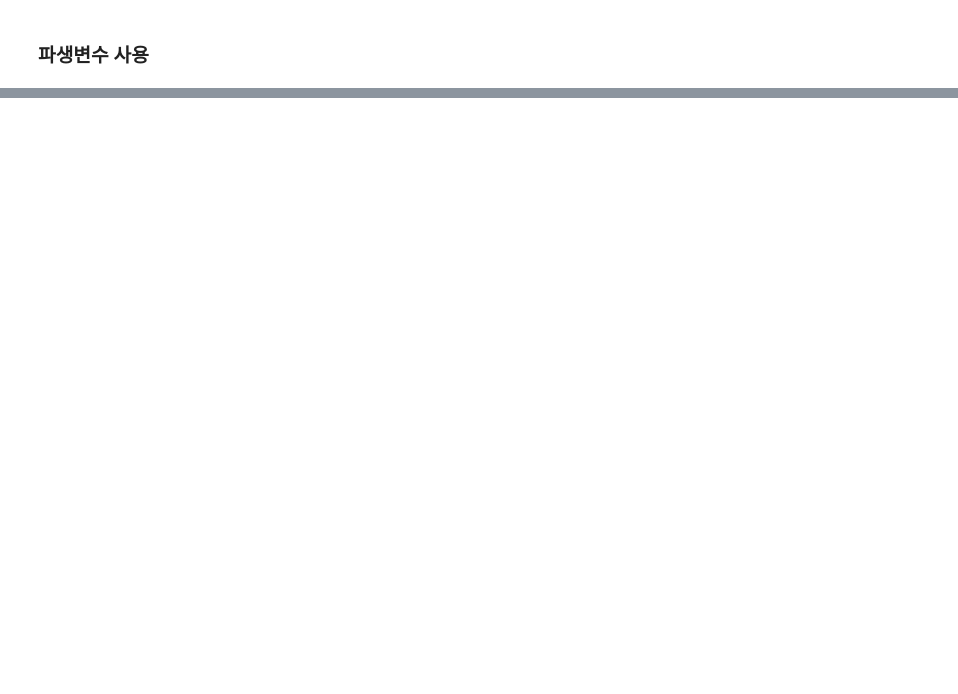
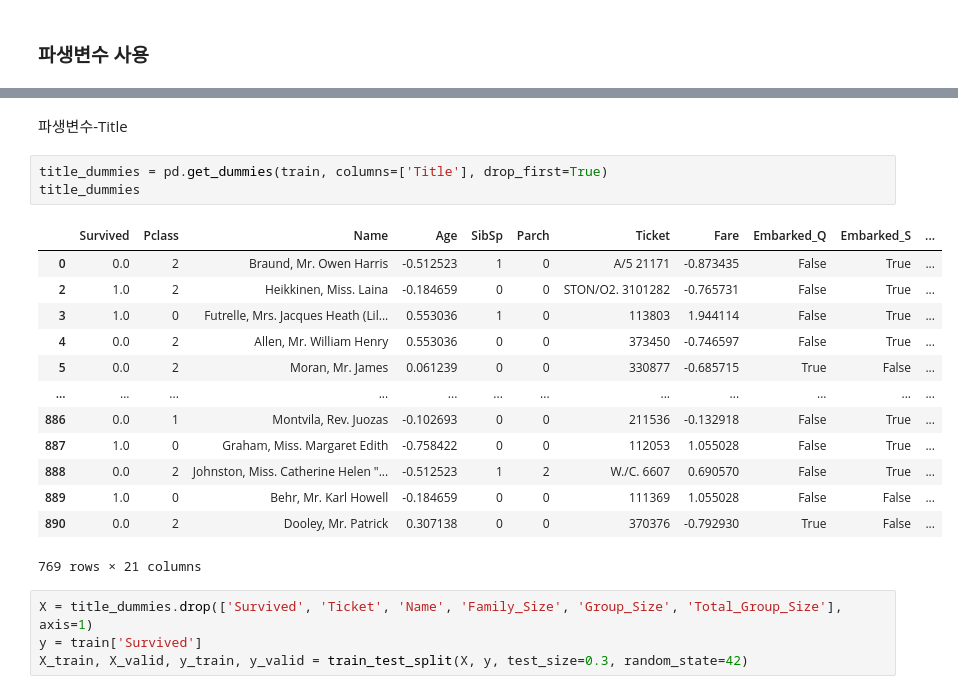
Before and after one commit to easyymm/DArt-B_Project, a Jupyter notebook: titanic_DArt_B_너다나비.ipynb, the cells around one changed output, grey strips where cells are left out. Saved outputs shown, nothing was run; the diff lists cells and outputs as text; blank space fills up the shorter version.

```diff
--- a/titanic_DArt_B_너다나비.ipynb
+++ b/titanic_DArt_B_너다나비.ipynb
@@ -1161,0 +1278,23 @@ ROC-AUC Score: KNN: 0.8000
+# %% [markdown]
+파생변수-Title
+# %%
+title_dummies = pd.get_dummies(train, columns=['Title'], drop_first=True)
+title_dummies
+# %% [output]
+|  | Survived | Pclass | Name | Age | SibSp | Parch | Ticket | Fare | Embarked_Q | Embarked_S | ... |
+| 0 | 0.0 | 2 | Braund, Mr. Owen Harris | -0.512523 | 1 | 0 | A/5 21171 | -0.873435 | False | True | ... |
+| 2 | 1.0 | 2 | Heikkinen, Miss. Laina | -0.184659 | 0 | 0 | STON/O2. 3101282 | -0.765731 | False | True | ... |
+| 3 | 1.0 | 0 | Futrelle, Mrs. Jacques Heath (Lil... | 0.553036 | 1 | 0 | 113803 | 1.944114 | False | True | ... |
+| 4 | 0.0 | 2 | Allen, Mr. William Henry | 0.553036 | 0 | 0 | 373450 | -0.746597 | False | True | ... |
+| 5 | 0.0 | 2 | Moran, Mr. James | 0.061239 | 0 | 0 | 330877 | -0.685715 | True | False | ... |
+| ... | ... | ... | ... | ... | ... | ... | ... | ... | ... | ... | ... |
+| 886 | 0.0 | 1 | Montvila, Rev. Juozas | -0.102693 | 0 | 0 | 211536 | -0.132918 | False | True | ... |
+| 887 | 1.0 | 0 | Graham, Miss. Margaret Edith | -0.758422 | 0 | 0 | 112053 | 1.055028 | False | True | ... |
+| 888 | 0.0 | 2 | Johnston, Miss. Catherine Helen "... | -0.512523 | 1 | 2 | W./C. 6607 | 0.690570 | False | True | ... |
+| 889 | 1.0 | 0 | Behr, Mr. Karl Howell | -0.184659 | 0 | 0 | 111369 | 1.055028 | False | False | ... |
+| 890 | 0.0 | 2 | Dooley, Mr. Patrick | 0.307138 | 0 | 0 | 370376 | -0.792930 | True | False | ... |
+769 rows × 21 columns
+# %%
+X = title_dummies.drop(['Survived', 'Ticket', 'Name', 'Family_Size', 'Group_Size', 'Total_Group_Size'], axis=1)
+y = train['Survived']
+X_train, X_valid, y_train, y_valid = train_test_split(X, y, test_size=0.3, random_state=42)
```
Also changed, not shown: parts of 43 cells of this notebook.
